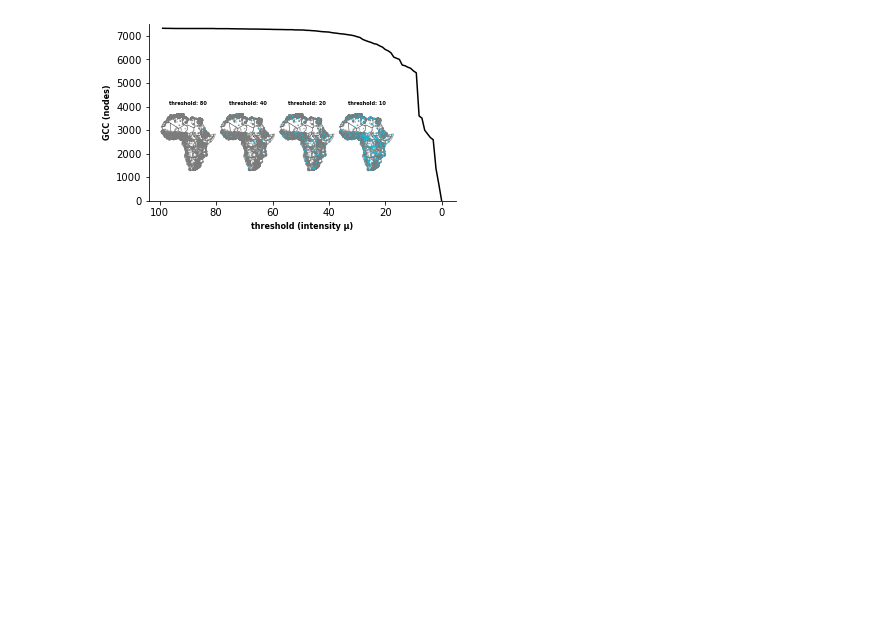
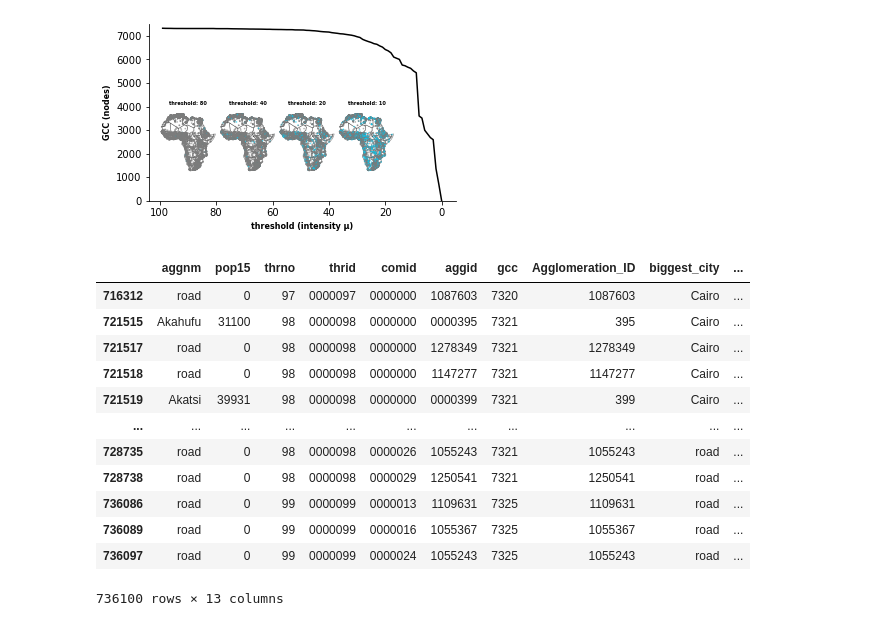
Before and after one commit to asrenninger/africonnectivity, a Jupyter notebook: python/percolation.ipynb, the cells around one changed output. Saved outputs shown, nothing was run; the diff lists cells and outputs as text; code cells hidden in the pictures; blank space fills up the shorter version.

```diff
--- a/python/percolation.ipynb
+++ b/python/percolation.ipynb
@@ -184,3 +179,19 @@ fig.savefig('../viz/africapolis-gcc-risk-strip.png', facecolor=fig.get_facecolor
 (7361, 13)
 (7361, 13)
 [figure]
+# %%
+components
+# %% [output]
+|  | aggnm | pop15 | thrno | thrid | comid | aggid | gcc | Agglomeration_ID | biggest_city | ... |
+| 716312 | road | 0 | 97 | 0000097 | 0000000 | 1087603 | 7320 | 1087603 | Cairo | ... |
+| 721515 | Akahufu | 31100 | 98 | 0000098 | 0000000 | 0000395 | 7321 | 395 | Cairo | ... |
+| 721517 | road | 0 | 98 | 0000098 | 0000000 | 1278349 | 7321 | 1278349 | Cairo | ... |
+| 721518 | road | 0 | 98 | 0000098 | 0000000 | 1147277 | 7321 | 1147277 | Cairo | ... |
+| 721519 | Akatsi | 39931 | 98 | 0000098 | 0000000 | 0000399 | 7321 | 399 | Cairo | ... |
+| ... | ... | ... | ... | ... | ... | ... | ... | ... | ... | ... |
+| 728735 | road | 0 | 98 | 0000098 | 0000026 | 1055243 | 7321 | 1055243 | road | ... |
+| 728738 | road | 0 | 98 | 0000098 | 0000029 | 1250541 | 7321 | 1250541 | road | ... |
+| 736086 | road | 0 | 99 | 0000099 | 0000013 | 1109631 | 7325 | 1109631 | road | ... |
+| 736089 | road | 0 | 99 | 0000099 | 0000016 | 1055367 | 7325 | 1055367 | road | ... |
+| 736097 | road | 0 | 99 | 0000099 | 0000024 | 1055243 | 7325 | 1055243 | road | ... |
+736100 rows × 13 columns
```
Also changed, not shown: parts of 3 cells of this notebook.
